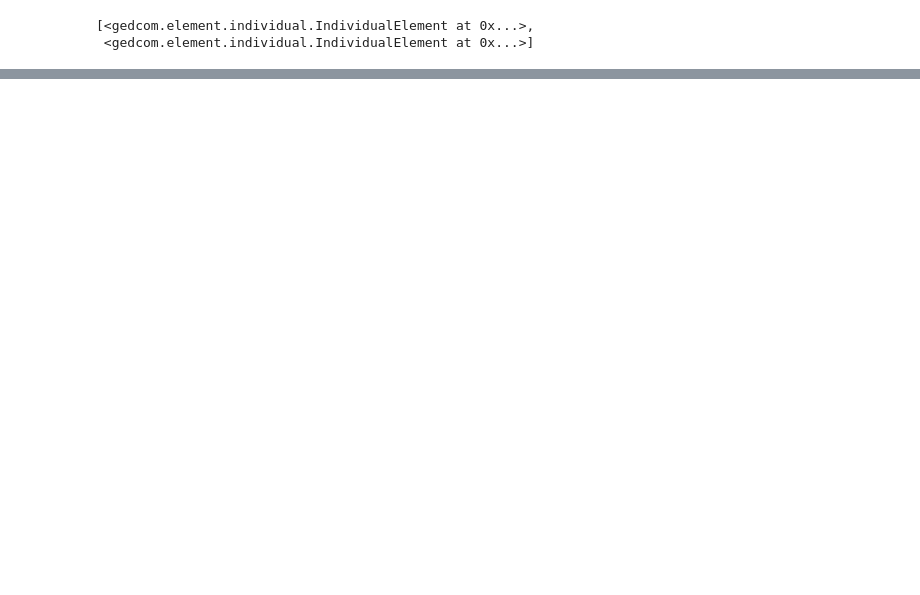
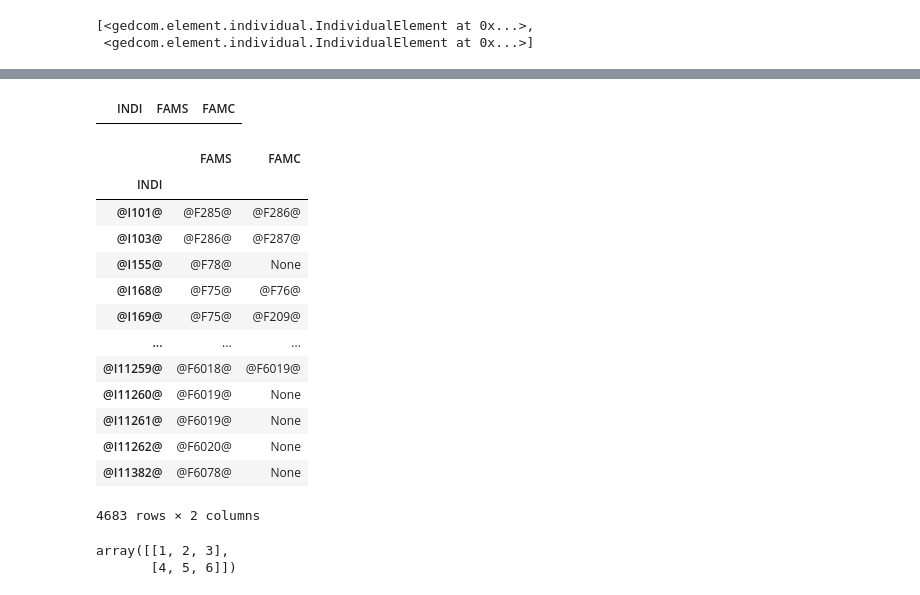
Before and after one commit to Aliceodyssee/projet_informatique_famille, a Jupyter notebook: explorertheoph.ipynb, the cells around one changed output, grey strips where cells are left out. Drawn from its saved outputs; the diff is of its cells as text; code cells hidden in the pictures; blank space fills up the shorter version.

```diff
--- a/explorertheoph.ipynb
+++ b/explorertheoph.ipynb
@@ -199,3 +197,20 @@ Construction d'une Dataframe panda Family / Mother / Father
 
 Parcours du graphe :
 On part d'un des 2, on part des 2 côté avec les 2 dernières dataframe jusqu'à trouver la famille du 2e
+# %%
+def get_IndivFamily_table():
+    T = []
+    for element in root_child_elements:
+        if isinstance(element, IndividualElement):
+            L = [element.get_pointer()]
+            for child_element in element.get_child_elements() :
+                if child_element.get_tag() == gedcom.tags.GEDCOM_TAG_FAMILY_SPOUSE :
+                    L += [child_element.get_value()]
+                elif child_element.get_tag() == gedcom.tags.GEDCOM_TAG_FAMILY_CHILD :
+                    L += [child_element.get_value()]
+            T += [L]
+    return T
+# %%
+table = get_IndivFamily_table()
+full_table = [line+['None']*(3-len(line)) for line in table]
+full_table
@@ -201,0 +235,40 @@ On part d'un des 2, on part des 2 côté avec les 2 dernières dataframe jusqu'
+# %%
+INDI_elements = [full_table[k][0] for k in range(len(full_table))]
+FAMS_elements = [full_table[k][1] for k in range(len(full_table))]
+FAMC_elements = [full_table[k][2] for k in range(len(full_table))]
+# %%
+df = pd.DataFrame(
+    {
+        'INDI' : [],
+        'FAMS' : [],
+        'FAMC' : [],
+    })
+df
+# %% [output]
+|  | INDI | FAMS | FAMC |
+# %%
+df['INDI'] = INDI_elements
+df['FAMS'] = FAMS_elements
+df['FAMC'] = FAMC_elements
+df = df.set_index('INDI')
+df
+# %% [output]
+|  | FAMS | FAMC |
+| INDI |  |  |
+| @I101@ | @F285@ | @F286@ |
+| @I103@ | @F286@ | @F287@ |
+| @I155@ | @F78@ | None |
+| @I168@ | @F75@ | @F76@ |
+| @I169@ | @F75@ | @F209@ |
+| ... | ... | ... |
+| @I11259@ | @F6018@ | @F6019@ |
+| @I11260@ | @F6019@ | None |
+| @I11261@ | @F6019@ | None |
+| @I11262@ | @F6020@ | None |
+| @I11382@ | @F6078@ | None |
+4683 rows × 2 columns
+# %%
+np.array([[1,2,3],[4,5,6]])
+# %% [output]
+array([[1, 2, 3],
+       [4, 5, 6]])
```
Also changed, not shown: parts of 5 cells of this notebook.
